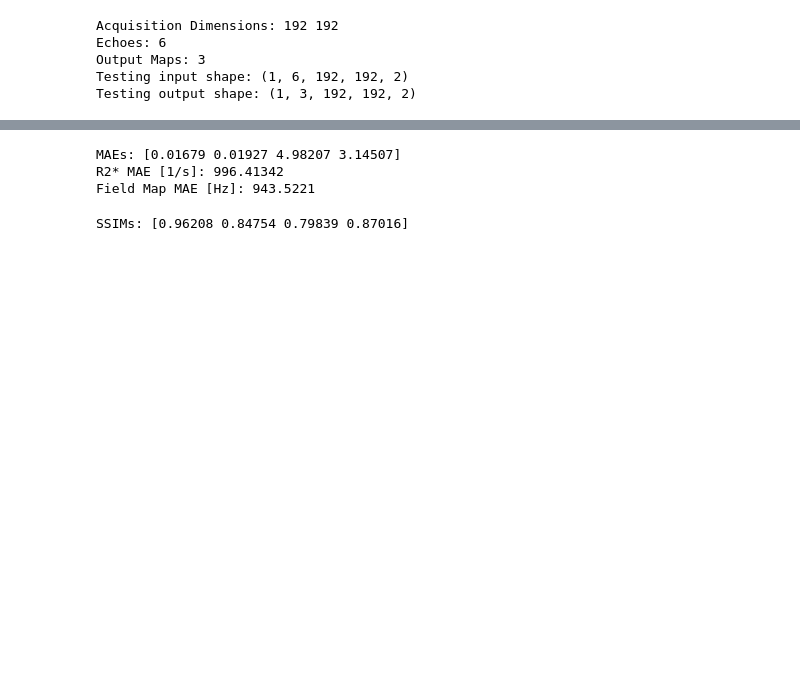
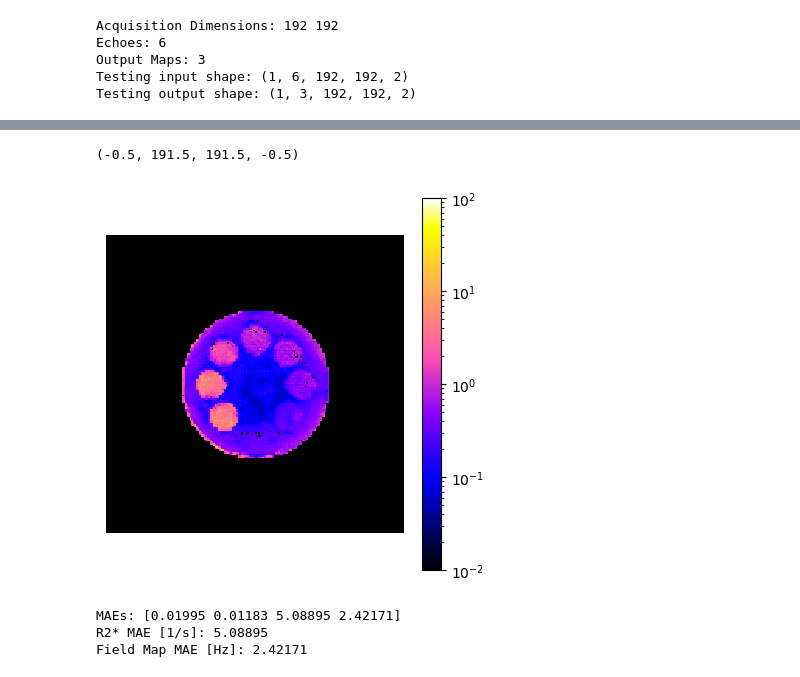
Before and after one commit to jpmeneses/IDEAL-GAN, a Jupyter notebook: ROI_phantom.ipynb, the cells around one changed output, grey strips where cells are left out. Cells and saved outputs as stored; diff of their text form; code cells hidden in the pictures; blank space fills up the shorter version.

```diff
--- a/ROI_phantom.ipynb
+++ b/ROI_phantom.ipynb
@@ -443,23 +373,28 @@ if UQ: #bayesian
+# %%
+PDFF_var = F_var/(f_aux**2 + 1e-8)
+PDFF_var -= 2 * WF_var / (f_aux*(w_aux+f_aux) + 1e-12)
+PDFF_var += (W_var + F_var + 2*WF_var)/(w_aux + f_aux + 1e-12)
+PDFF_var *= f_aux**2 / (w_aux+f_aux + 1e-6)**2 #[W_var,WF_var,F_var]
+PDFF_var[PDFF_var<=0.0] = 1e-2
+
+plt.matshow(PDFF_var, cmap='gnuplot2', norm=LogNorm(vmin=1e-2,vmax=1e2))
+plt.colorbar()
+plt.axis('off')
+# %% [output]
+(-0.5, 191.5, 191.5, -0.5)
+[figure, added]
 # %%
 MAE_w = np.mean(tf.abs(w_aux-wn_aux), axis=(0,1))
 MAE_f = np.mean(tf.abs(f_aux-fn_aux), axis=(0,1))
 MAE_r2 = np.mean(tf.abs(r2_aux-r2n_aux), axis=(0,1))
 MAE_fm = np.mean(tf.abs(field_aux-fieldn_aux), axis=(0,1))
 print('MAEs:',np.round([MAE_w,MAE_f,MAE_r2,MAE_fm],5))
-print('R2* MAE [1/s]:',np.round(200*MAE_r2,5))
-print('Field Map MAE [Hz]:',np.round(300*MAE_fm,5))
+print('R2* MAE [1/s]:',np.round(MAE_r2,5))
+print('Field Map MAE [Hz]:',np.round(MAE_fm,5))
 # %% [output]
-MAEs: [0.01679 0.01927 4.98207 3.14507]
-R2* MAE [1/s]: 996.41342
-Field Map MAE [Hz]: 943.5221
+MAEs: [0.01995 0.01183 5.08895 2.42171]
+R2* MAE [1/s]: 5.08895
+Field Map MAE [Hz]: 2.42171
-# %%
-w_ssim = structural_similarity(w_aux,wn_aux,multichannel=False)
-f_ssim = structural_similarity(f_aux,fn_aux,multichannel=False)
-r2_ssim = structural_similarity(r2_aux,r2n_aux,multichannel=False)
-fm_ssim = structural_similarity(field_aux,fieldn_aux,multichannel=False)
-print('SSIMs:',np.round([w_ssim,f_ssim,r2_ssim,fm_ssim],5))
-# %% [output]
-SSIMs: [0.96208 0.84754 0.79839 0.87016]
 # %%
 # Segmentation rectangle (ref. values for test data N°105)
 verts_list = {1:   (69,109),#ok
```
Also changed, not shown: parts of 18 cells of this notebook.
